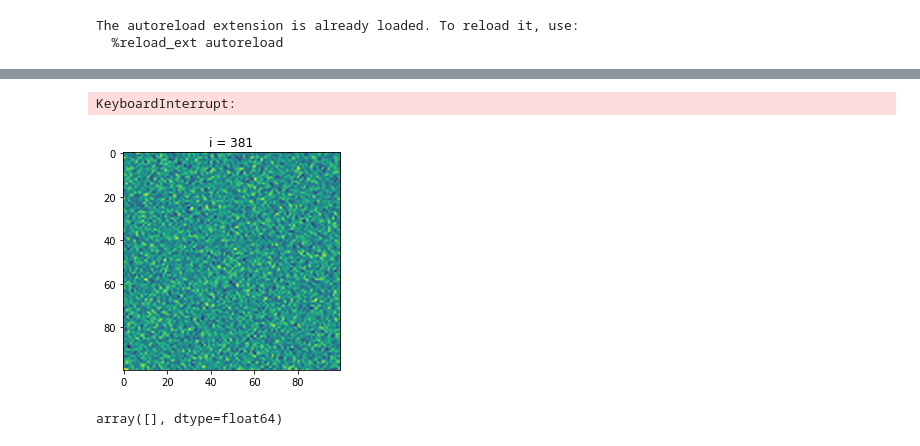
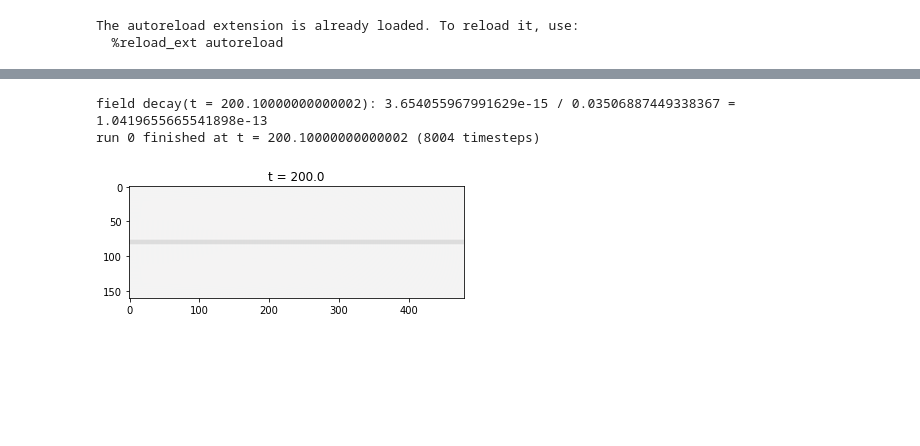
Before and after one commit to atait/jupyter-meep, a Jupyter notebook: notebooks/Cavities/MMI_1x2.ipynb, the cells around one changed output, grey strips where cells are left out. Cells and saved outputs as stored; diff of their text form; code cells hidden in the pictures; blank space fills up the shorter version.

```diff
--- a/notebooks/Cavities/MMI_1x2.ipynb
+++ b/notebooks/Cavities/MMI_1x2.ipynb
@@ -136,23 +123,41 @@ dir(sim)
-# %%
-import time
-t0 = time.time()
-t = []
-for i in range(600):
-    a = np.random.randn(100, 100)
-    if i == 0:
-        artist = plt.imshow(a, interpolation='spline36')
-    else:
-        artist.set_data(a)
-    plt.title(f'i = {i}')
-    display.display(plt.gcf())
-    display.clear_output(wait=True)
-    t.append(time.time() - t0)
-plt.figure()
-plt.plot(t)
-# %% [output]
-KeyboardInterrupt:
-[figure, removed]
-# %%
-t
-# %% [output]
-array([], dtype=float64)
+# %%
+# Ok first do the straight waveguide
+sim.reset_meep()
+straight_geometry = [background,
+                    mp.Block(mp.Vector3(cell.x, sm_width, 1e20),
+                             center=mp.Vector3(0, 0),
+                             material=mp.Medium(epsilon=12))]
+sim = mp.Simulation(cell_size=cell,
+                    boundary_layers=pml_layers,
+                    geometry=straight_geometry,
+                    sources=sources,
+                    resolution=resolution,
+                    symmetries=[mp.Mirror(mp.Y)],
+                    progress_interval=1e6)
+
+# # Now put in some flux monitors. Make sure the pulse source was selected
+nfreq = 100
+
+# reflected flux
+refl_fr = mp.FluxRegion(center=mp.Vector3(-cell.x / 2 + dpml + .5,0,0), size=mp.Vector3(0,2*sm_width,0))
+refl = sim.add_flux(fcen, df, nfreq, refl_fr)
+
+# transmitted flux
+tran_fr = mp.FluxRegion(center=mp.Vector3(cell.x / 2 - dpml, 0,0), size=mp.Vector3(0,2*sm_width,0))
+tran = sim.add_flux(fcen, df, nfreq, tran_fr)
+
+# Do it
+monitor_pt = mp.Vector3(cell.x/2-dpml-0.5,0)
+sim.run(mp.at_beginning(liveplot),
+        mp.at_every(5, liveplot),
+        until_after_sources=mp.stop_when_fields_decayed(50,mp.Ez, monitor_pt,1e-5))
+
+# for normalization run, save flux fields data for reflection plane
+straight_refl_data = sim.get_flux_data(refl)
+# transmission flux. Note this is entirely different purpose than the above line
+# This one is to normalize power. the other was to negate forward-propagating wave
+straight_tran_flux = mp.get_fluxes(tran)
+# %% [output]
+field decay(t = 200.10000000000002): 3.654055967991629e-15 / 0.03506887449338367 = 1.0419655665541898e-13
+run 0 finished at t = 200.10000000000002 (8004 timesteps)
+[figure, added]
```
Also changed, not shown: parts of 6 cells of this notebook, 4 other files.
